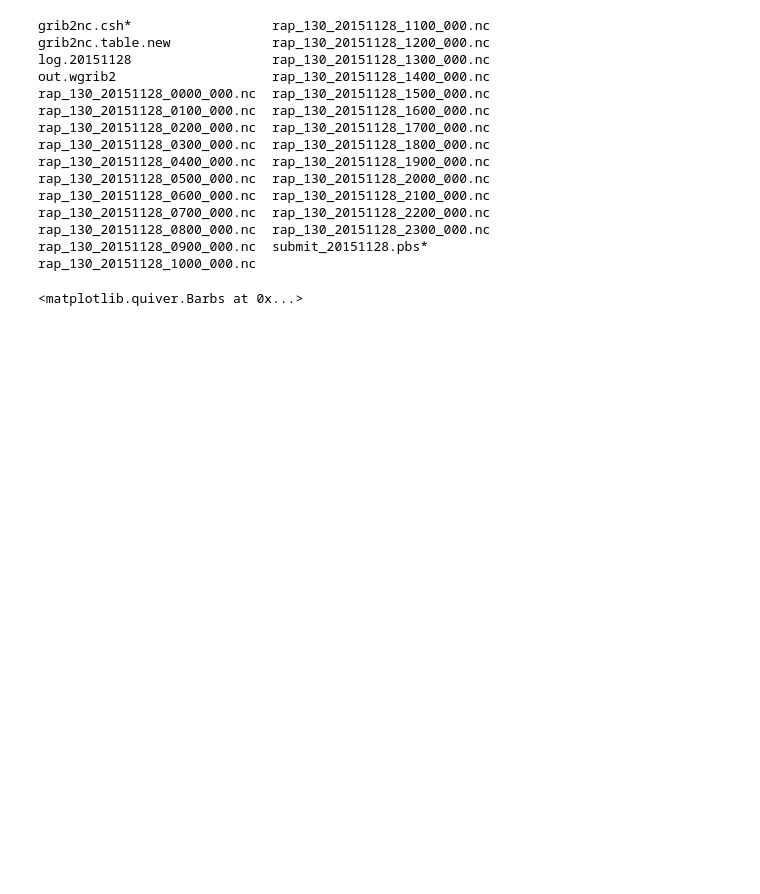
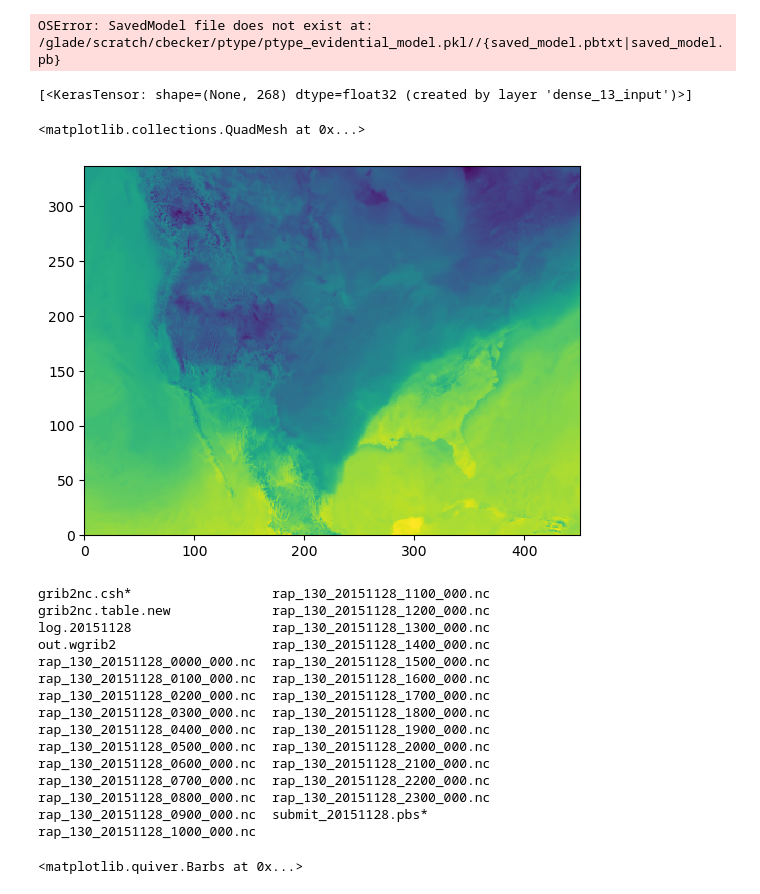
Before and after one commit to ai2es/ptype-physical, a Jupyter notebook: notebooks/RAP_maps.ipynb, the cells around one changed output. Drawn from its saved outputs; the diff is of its cells as text; code cells hidden in the pictures; blank space fills up the shorter version.

Commit message:
Adding belen's notebooks to model

```diff
--- a/notebooks/RAP_maps.ipynb
+++ b/notebooks/RAP_maps.ipynb
@@ -725,0 +18,6 @@ plt.plot(mping_hour.loc[1721, temp_cols].values, heights, 'r+-')
+# %%
+rap_path = "/glade/p/cisl/aiml/conv_risk_intel/rap_ncei_height/"
+rap_date = pd.Timestamp("2016-12-17 00:00:00")
+rap_datetime_str = rap_date.strftime("%Y%m%d_%H%M")
+rap_file = join(rap_path, rap_date.strftime("%Y%m%d"), f"rap_130_{rap_datetime_str}_000.nc")
+rap_ds = xr.open_dataset(rap_file)
@@ -726,3 +26,17 @@ plt.plot(mping_hour.loc[1721, temp_cols].values, heights, 'r+-')
+# %%
+mod = load_model("/glade/scratch/cbecker/ptype/ptype_evidential_model.pkl/")
+mod.summary()
+# %% [output]
+OSError: SavedModel file does not exist at: /glade/scratch/cbecker/ptype/ptype_evidential_model.pkl//{saved_model.pbtxt|saved_model.pb}
+# %%
+mod.inputs
+# %% [output]
+[<KerasTensor: shape=(None, 268) dtype=float32 (created by layer 'dense_13_input')>]
+# %%
+plt.pcolormesh(rap_ds["TMP"][0,0])
+# %% [output]
+<matplotlib.collections.QuadMesh at 0x...>
+[figure, added]
 # %%
 rap_parsed = rap_ds.metpy.parse_cf()
 # %%
```
Also changed, not shown: parts of 72 cells of this notebook, 13 other files.
